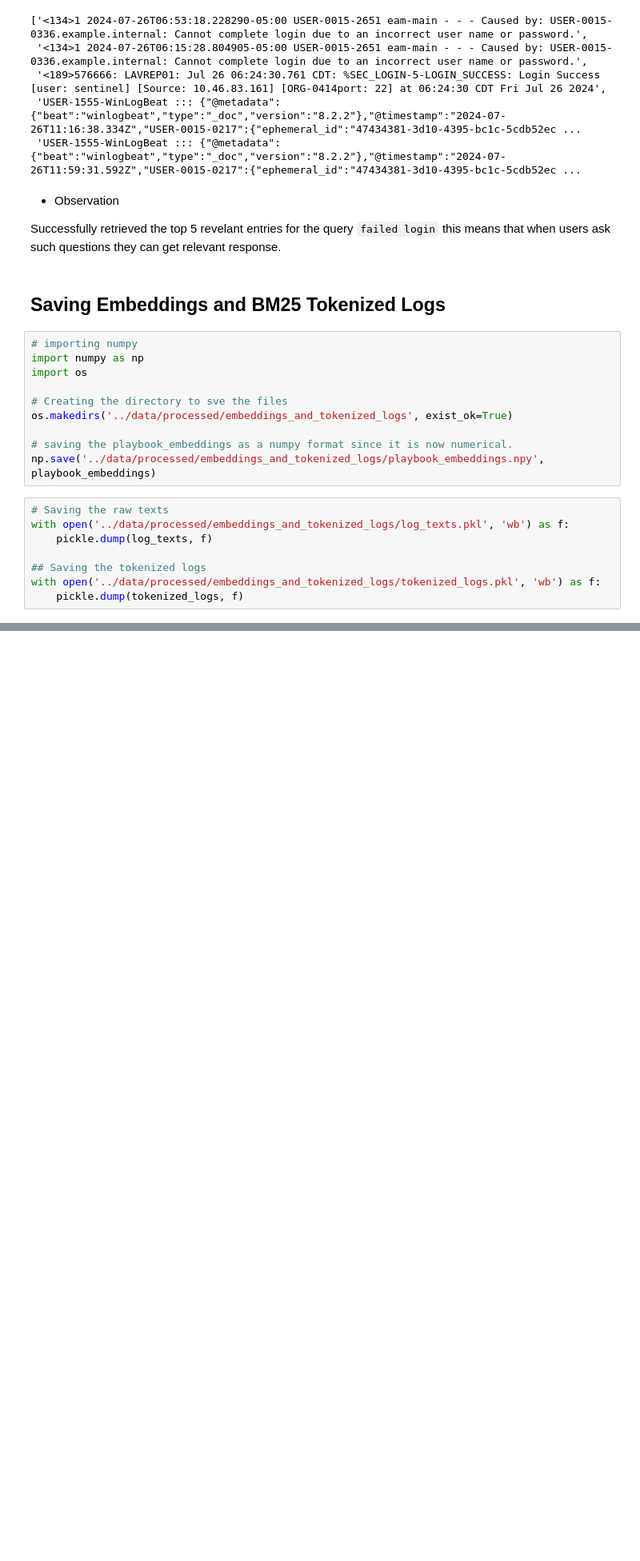
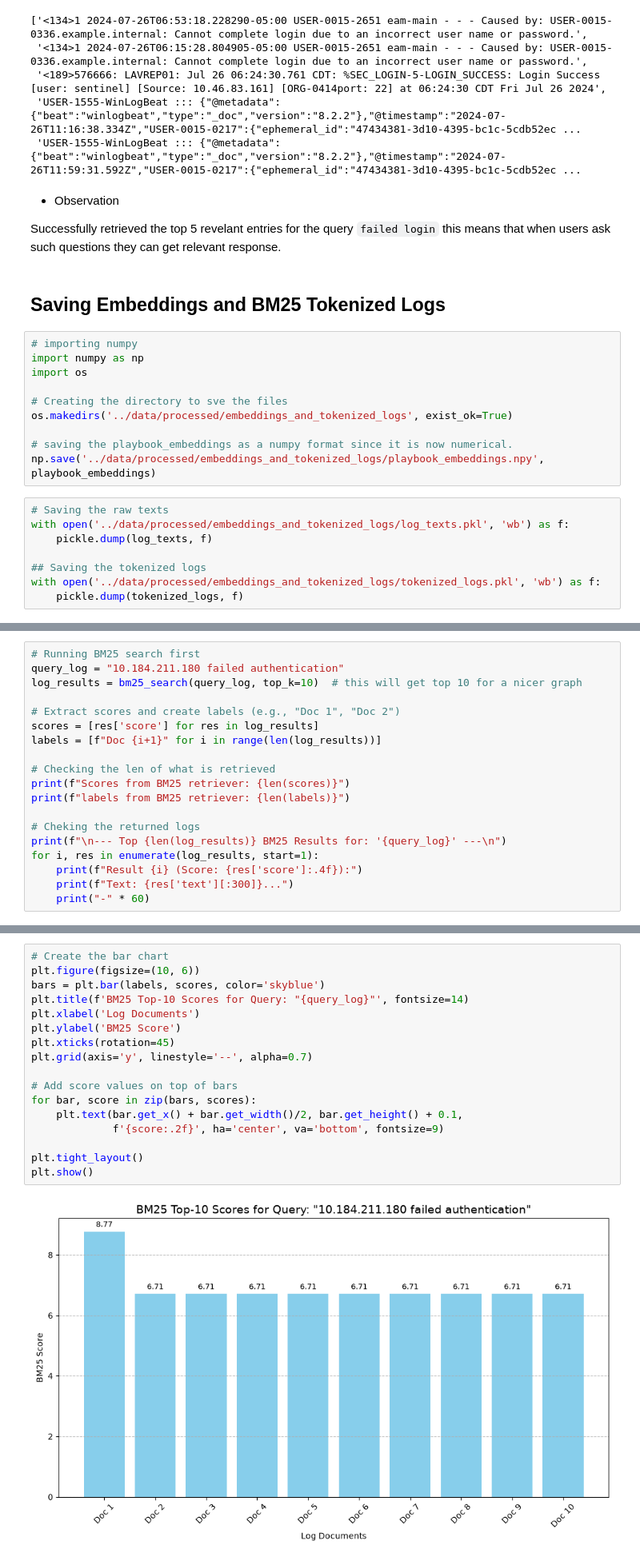
Before and after one commit to Alfred-stack/Hybrid-Retrieval-Augement-Generation-ChatBot-For-SOC-incidence-Response., a Jupyter notebook: src/3_vector_embedding_and_BM25.ipynb, the cells around one changed output, grey strips where cells are left out. Shown at 80% size. Drawn from its saved outputs; the diff is of its cells as text; blank space fills up the shorter version.

```diff
--- a/src/3_vector_embedding_and_BM25.ipynb
+++ b/src/3_vector_embedding_and_BM25.ipynb
@@ -164,0 +379,19 @@ with open('../data/processed/embeddings_and_tokenized_logs/tokenized_logs.pkl',
+# %%
+# Running BM25 search first
+query_log = "10.184.211.180 failed authentication"
+log_results = bm25_search(query_log, top_k=10)  # this will get top 10 for a nicer graph
+
+# Extract scores and create labels (e.g., "Doc 1", "Doc 2")
+scores = [res['score'] for res in log_results]
+labels = [f"Doc {i+1}" for i in range(len(log_results))]
+
+# Checking the len of what is retrieved
+print(f"Scores from BM25 retriever: {len(scores)}")
+print(f"labels from BM25 retriever: {len(labels)}")
+
+# Cheking the returned logs
+print(f"\n--- Top {len(log_results)} BM25 Results for: '{query_log}' ---\n")
+for i, res in enumerate(log_results, start=1):
+    print(f"Result {i} (Score: {res['score']:.4f}):")
+    print(f"Text: {res['text'][:300]}...")
+    print("-" * 60)
@@ -164,0 +416,19 @@ with open('../data/processed/embeddings_and_tokenized_logs/tokenized_logs.pkl',
+# %%
+# Create the bar chart
+plt.figure(figsize=(10, 6))
+bars = plt.bar(labels, scores, color='skyblue')
+plt.title(f'BM25 Top-10 Scores for Query: "{query_log}"', fontsize=14)
+plt.xlabel('Log Documents')
+plt.ylabel('BM25 Score')
+plt.xticks(rotation=45)
+plt.grid(axis='y', linestyle='--', alpha=0.7)
+
+# Add score values on top of bars
+for bar, score in zip(bars, scores):
+    plt.text(bar.get_x() + bar.get_width()/2, bar.get_height() + 0.1,
+             f'{score:.2f}', ha='center', va='bottom', fontsize=9)
+
+plt.tight_layout()
+plt.show()
+# %% [output]
+[figure, added]
```
Also changed, not shown: parts of 25 cells of this notebook, 8 other files.
